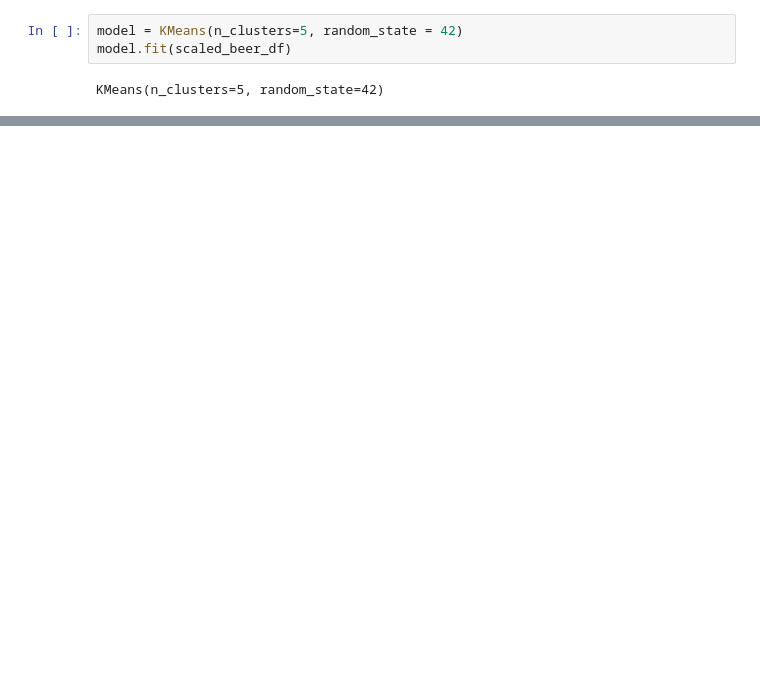
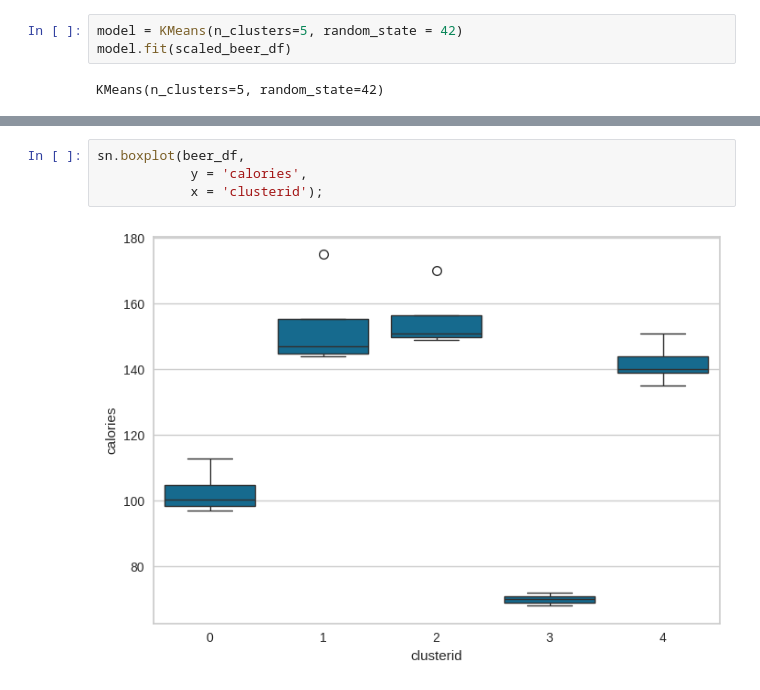
Before and after one commit to manaranjanp/ISB_MLUL1, a Jupyter notebook: clustering/Market_Segmentation_v2.ipynb, the cells around one changed output, grey strips where cells are left out. Cells and saved outputs as stored; diff of their text form; blank space fills up the shorter version.

```diff
--- a/clustering/Market_Segmentation_v2.ipynb
+++ b/clustering/Market_Segmentation_v2.ipynb
@@ -248,0 +250,6 @@ sn.kdeplot(scaled_beer_df,
+# %%
+sn.boxplot(beer_df,
+            y = 'calories',
+            x = 'clusterid');
+# %% [output]
+[figure, added]
```
Also changed, not shown: parts of 26 cells of this notebook, 1 other file.
